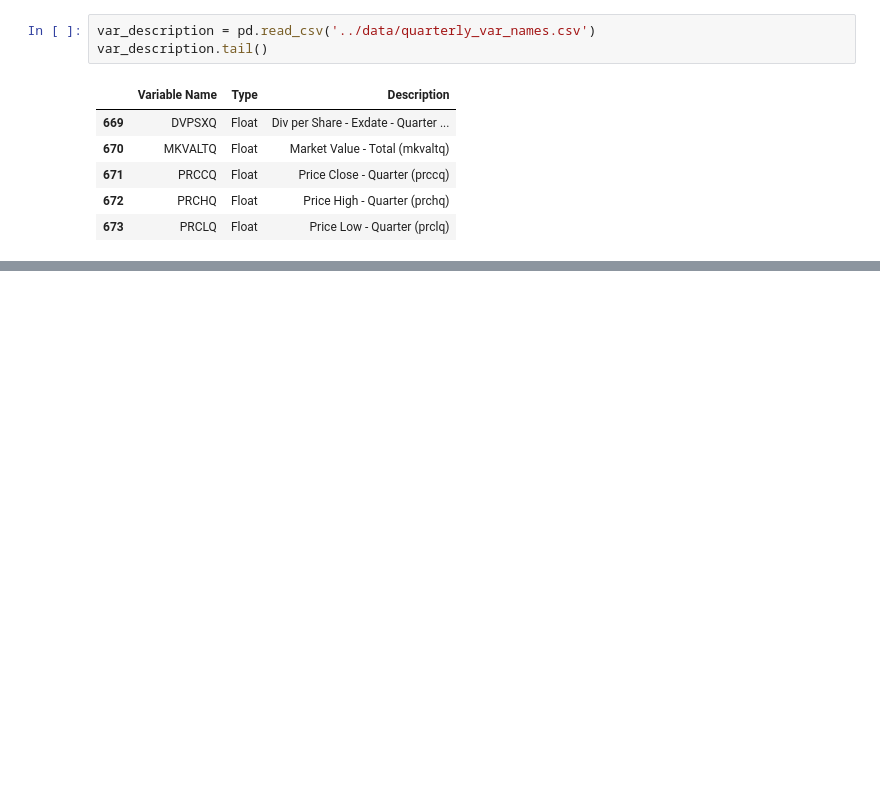
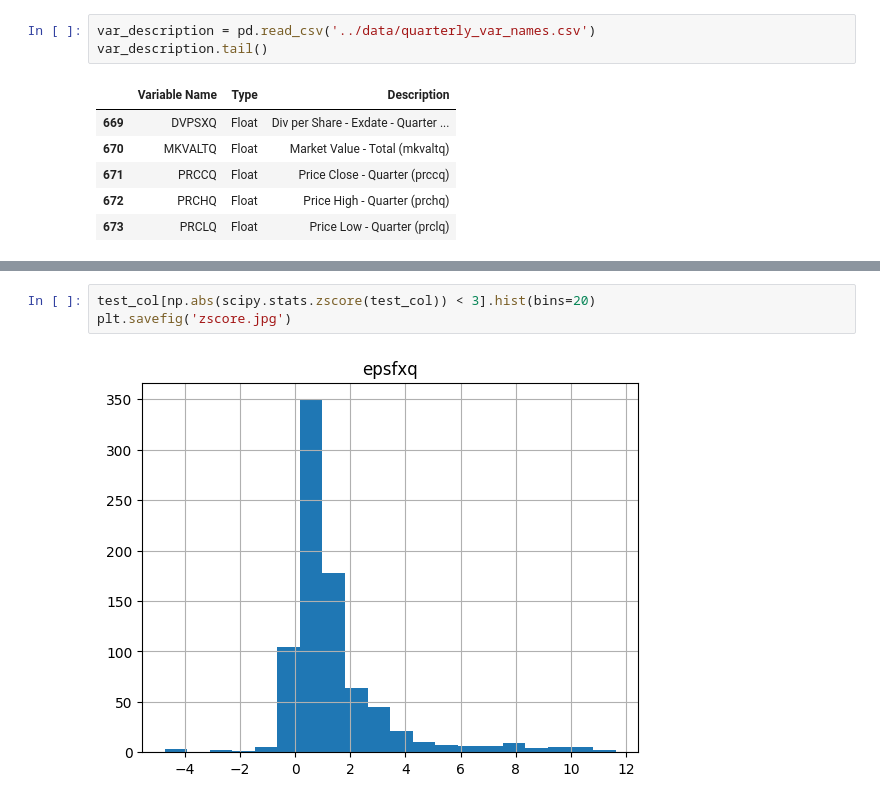
Before and after one commit to ili23/cds-sp24-millennium, a Jupyter notebook: notebooks/quarterly_research.ipynb, the cells around one changed output, grey strips where cells are left out. Cells and saved outputs as stored; diff of their text form; blank space fills up the shorter version.

```diff
--- a/notebooks/quarterly_research.ipynb
+++ b/notebooks/quarterly_research.ipynb
@@ -13,0 +104,5 @@ var_description.tail()
+# %%
+test_col[np.abs(scipy.stats.zscore(test_col)) < 3].hist(bins=20)
+plt.savefig('zscore.jpg')
+# %% [output]
+[figure, added]
```
Also changed, not shown: parts of 18 cells of this notebook, 3 other files.
